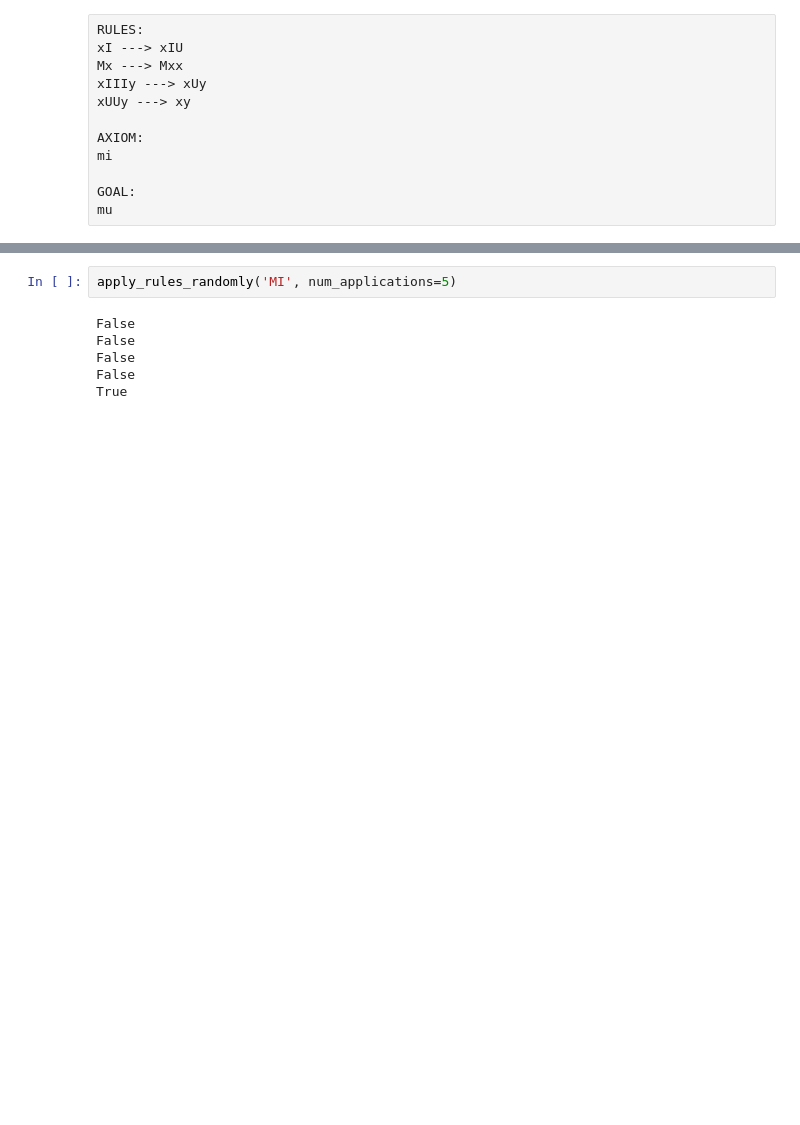
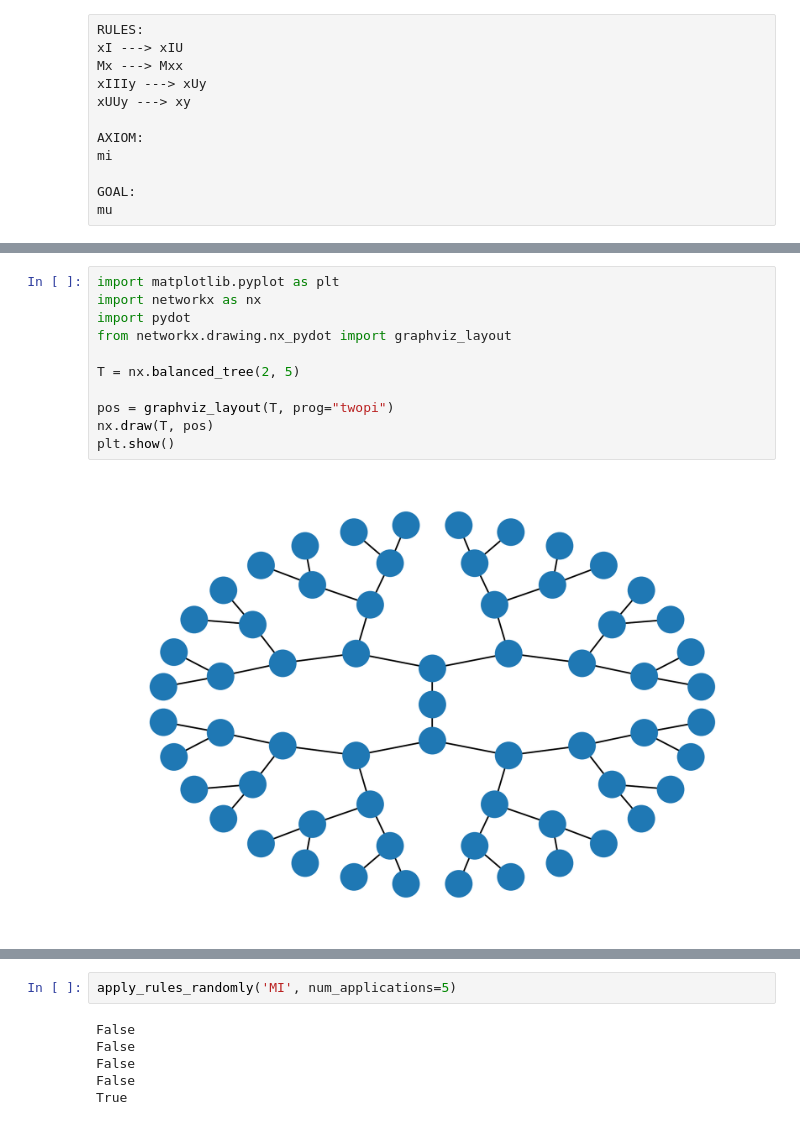
Before and after one commit to teerev/hofstadter-miu-puzzle, a Jupyter notebook: miu.ipynb, the cells around one changed output, grey strips where cells are left out. Saved outputs shown, nothing was run; the diff lists cells and outputs as text; blank space fills up the shorter version.

```diff
--- a/miu.ipynb
+++ b/miu.ipynb
@@ -162,3 +242,16 @@ def apply_rules_randomly(string, num_applications):
+# %%
+import matplotlib.pyplot as plt
+import networkx as nx
+import pydot
+from networkx.drawing.nx_pydot import graphviz_layout
+
+T = nx.balanced_tree(2, 5)
+
+pos = graphviz_layout(T, prog="twopi")
+nx.draw(T, pos)
+plt.show()
+# %% [output]
+[figure, added]
 # %%
 
 df = pd.DataFrame(columns=['string'])
```
Also changed, not shown: parts of 12 cells of this notebook.
